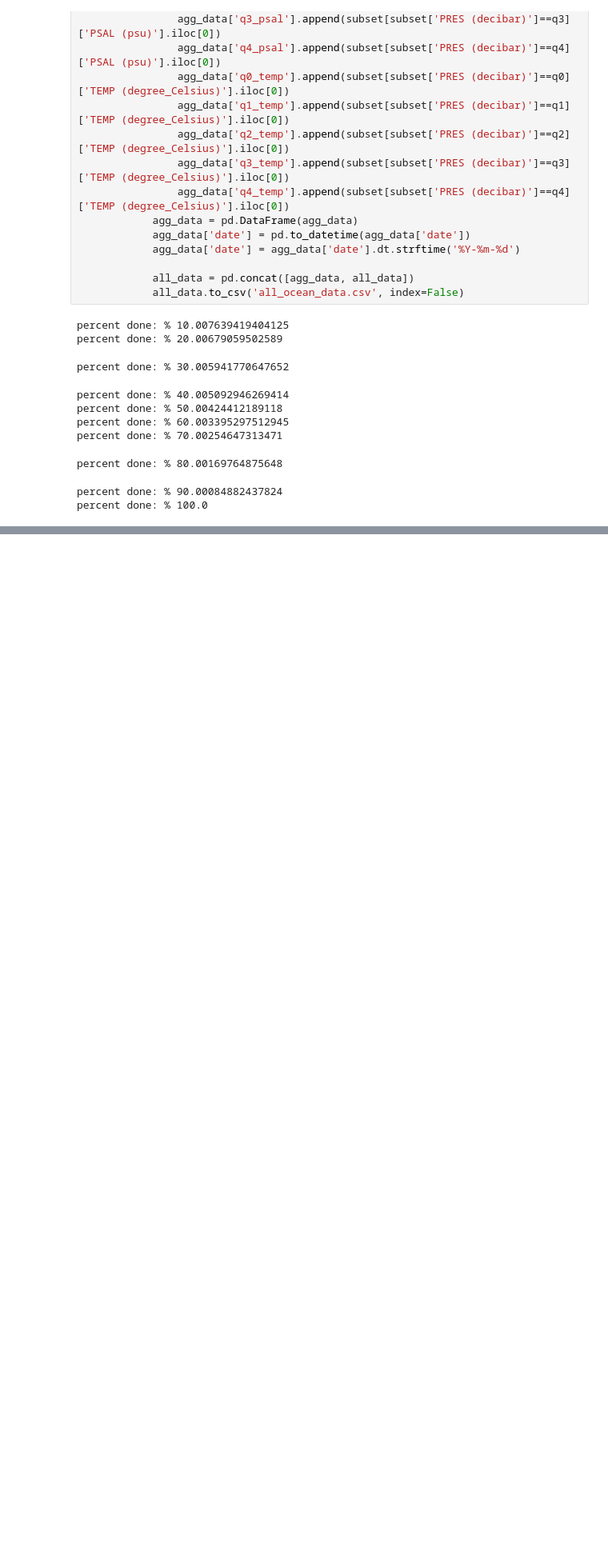
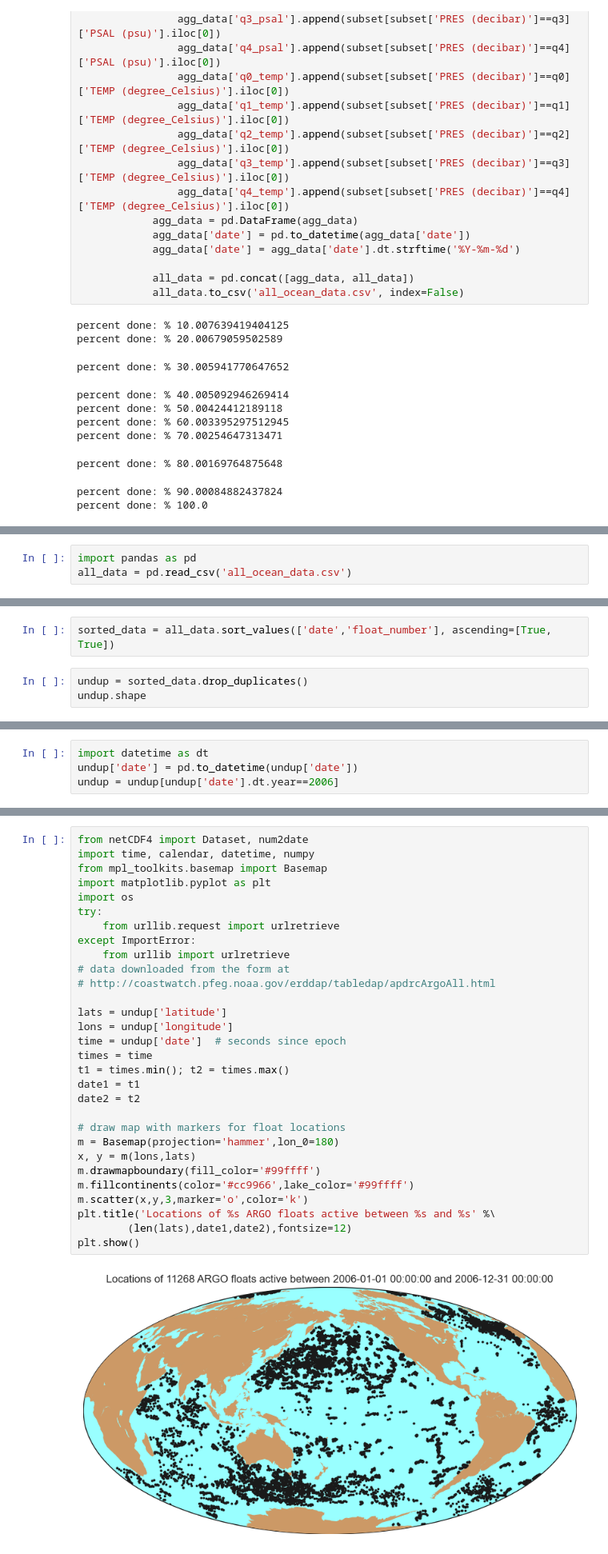
Before and after one commit to JonPGallegos/ocean_climate, a Jupyter notebook: ocean_climate.ipynb, the cells around one changed output, grey strips where cells are left out. Shown at 80% size. Saved outputs shown, nothing was run; the diff lists cells and outputs as text; blank space fills up the shorter version.

Commit message:
"added a map plot"

```diff
--- a/ocean_climate.ipynb
+++ b/ocean_climate.ipynb
@@ -138,0 +89,3 @@ if 'PSAL (psu)' in data.columns:
+# %%
+import pandas as pd
+all_data = pd.read_csv('all_ocean_data.csv')
@@ -138,0 +95,5 @@ if 'PSAL (psu)' in data.columns:
+# %%
+sorted_data = all_data.sort_values(['date','float_number'], ascending=[True, True])
+# %%
+undup = sorted_data.drop_duplicates()
+undup.shape
@@ -138,0 +152,4 @@ if 'PSAL (psu)' in data.columns:
+# %%
+import datetime as dt
+undup['date'] = pd.to_datetime(undup['date'])
+undup = undup[undup['date'].dt.year==2006]
@@ -138,0 +162,32 @@ if 'PSAL (psu)' in data.columns:
+# %%
+from netCDF4 import Dataset, num2date
+import time, calendar, datetime, numpy
+from mpl_toolkits.basemap import Basemap
+import matplotlib.pyplot as plt
+import os
+try:
+    from urllib.request import urlretrieve
+except ImportError:
+    from urllib import urlretrieve
+# data downloaded from the form at
+# http://coastwatch.pfeg.noaa.gov/erddap/tabledap/apdrcArgoAll.html
+
+lats = undup['latitude']
+lons = undup['longitude']
+time = undup['date']  # seconds since epoch
+times = time
+t1 = times.min(); t2 = times.max()
+date1 = t1
+date2 = t2
+
+# draw map with markers for float locations
+m = Basemap(projection='hammer',lon_0=180)
+x, y = m(lons,lats)
+m.drawmapboundary(fill_color='#99ffff')
+m.fillcontinents(color='#cc9966',lake_color='#99ffff')
+m.scatter(x,y,3,marker='o',color='k')
+plt.title('Locations of %s ARGO floats active between %s and %s' %\
+        (len(lats),date1,date2),fontsize=12)
+plt.show()
+# %% [output]
+[figure, added]
```
Also changed, not shown: parts of 6 cells of this notebook.
